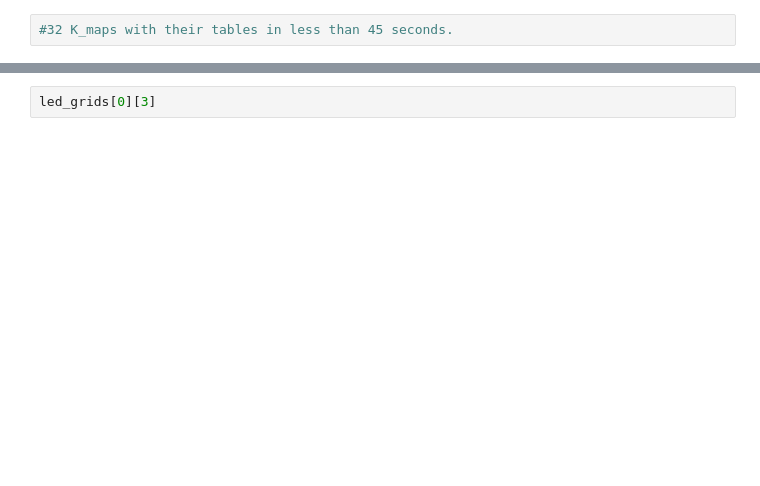
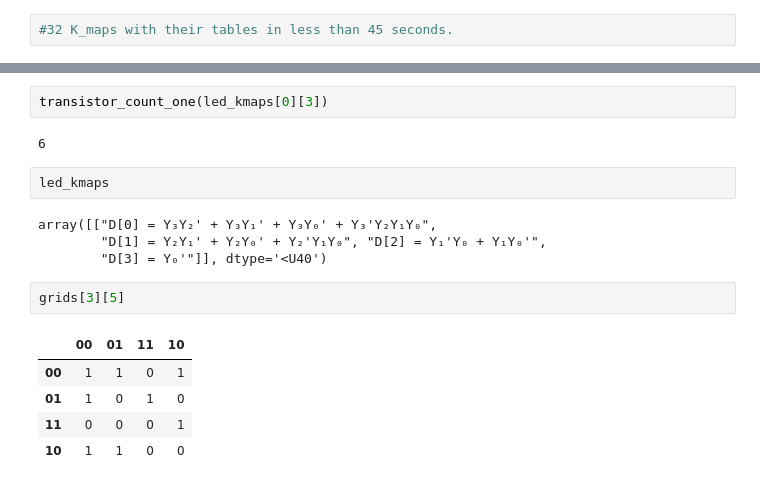
Before and after one commit to QasimWani/karnaugh-map-batch-calculator, a Jupyter notebook: K-Map Solver.ipynb, the cells around one changed output, grey strips where cells are left out. Drawn from its saved outputs; the diff is of its cells as text; blank space fills up the shorter version.

Commit message:
Generate Transistor Count functionality added.

```diff
--- a/K-Map Solver.ipynb
+++ b/K-Map Solver.ipynb
@@ -273,2 +426,18 @@ le2_kmaps, le2_grids = create_func(LE_rows, new_LE_E2_test)
 # %%
-led_grids[0][3]
+transistor_count_one(led_kmaps[0][3])
+# %% [output]
+6
+# %%
+led_kmaps
+# %% [output]
+array([["D[0] = Y₃Y₂' + Y₃Y₁' + Y₃Y₀' + Y₃'Y₂Y₁Y₀",
+        "D[1] = Y₂Y₁' + Y₂Y₀' + Y₂'Y₁Y₀", "D[2] = Y₁'Y₀ + Y₁Y₀'",
+        "D[3] = Y₀'"]], dtype='<U40')
+# %%
+grids[3][5]
+# %% [output]
+|  | 00 | 01 | 11 | 10 |
+| 00 | 1 | 1 | 0 | 1 |
+| 01 | 1 | 0 | 1 | 0 |
+| 11 | 0 | 0 | 0 | 1 |
+| 10 | 1 | 1 | 0 | 0 |
```
Also changed, not shown: parts of 27 cells of this notebook.
